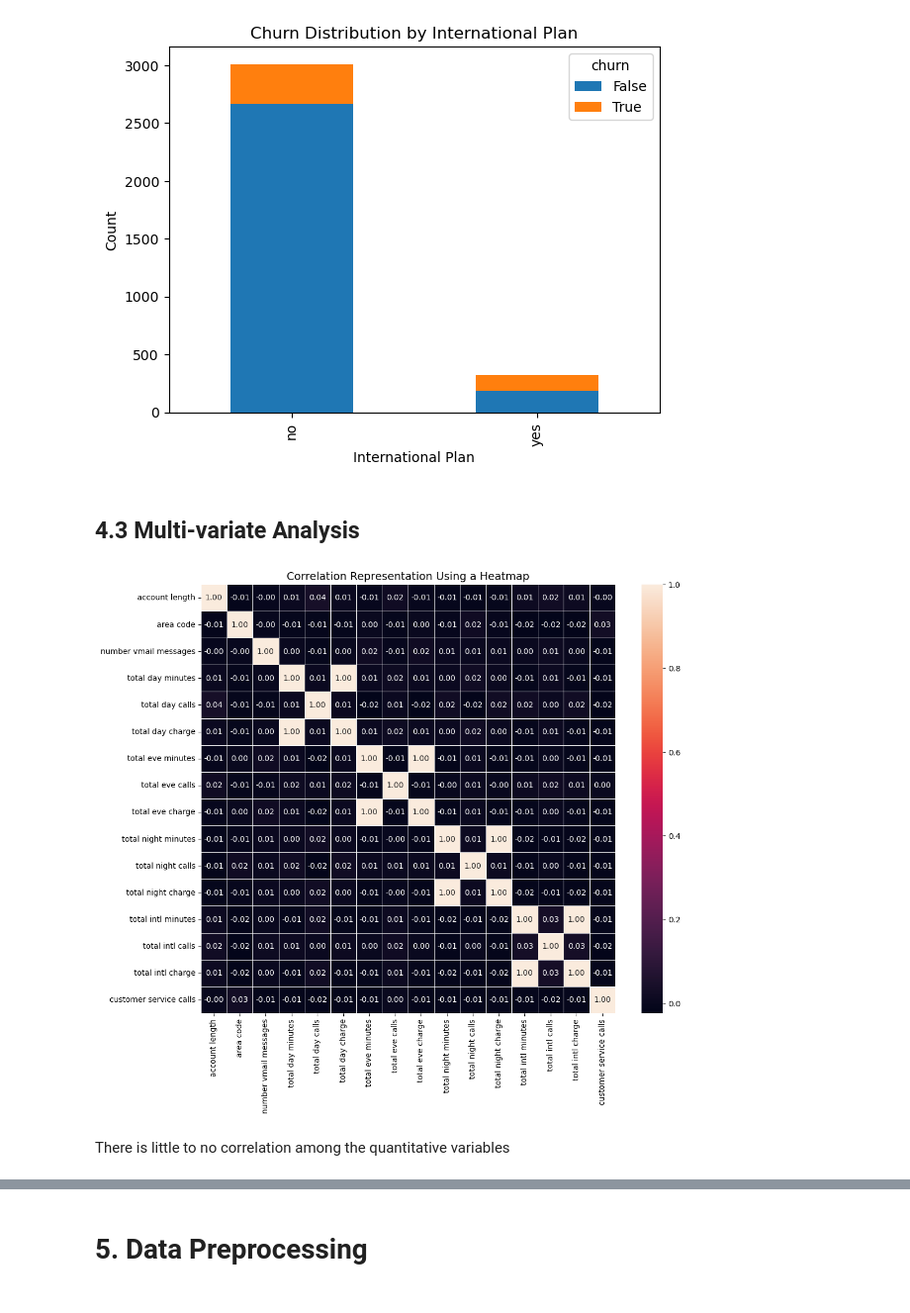
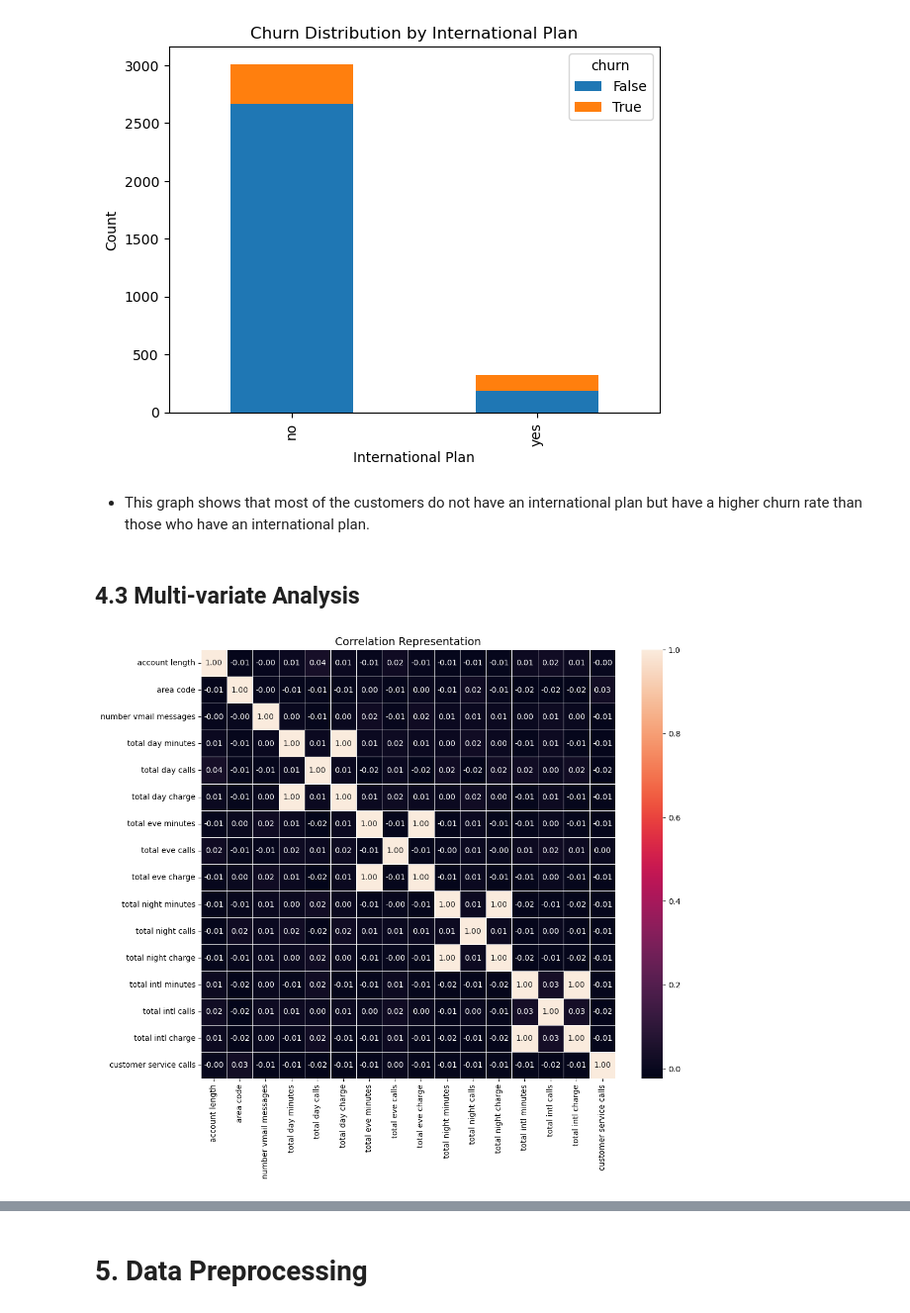
Before and after one commit to DavidChege1/SyriaTel-telecommunications-company, a Jupyter notebook: Index.ipynb, the cells around one changed output, grey strips where cells are left out. Shown: that part at 99% size. Cells and saved outputs as stored; diff of their text form; code cells hidden in the pictures.

```diff
--- a/Index.ipynb
+++ b/Index.ipynb
@@ -217,21 +213,21 @@ plt.ylabel('Count')
 # %% [output]
 Text(0, 0.5, 'Count')
 [figure]
+# %% [markdown]
++ This graph shows that most of the customers do not have an international plan but have a higher churn rate than those who have an international plan.
 # %% [markdown]
 ## 4.3 Multi-variate Analysis
 # %%
 # Creating columns with only numeric data
 df_num = df.select_dtypes(include='number')
 
 # Showing corelation matrix
 fig, ax = plt.subplots(figsize = (12, 10))
-ax.set_title('Correlation Representation Using a Heatmap', fontsize=14)
+ax.set_title('Correlation Representation', fontsize=14)
 
 corr = df_num.corr()
 sns.heatmap(corr, annot = True,  fmt=".2f", linewidths=0.5)
 
 fig.savefig('Correlation Representation Using a Heatmap.png')
 # %% [output]
-[figure, old version]
+[figure, new version]
-# %% [markdown]
-There is little to no correlation among the quantitative variables
```
Also changed, not shown: parts of 13 cells of this notebook, 1 other file.
